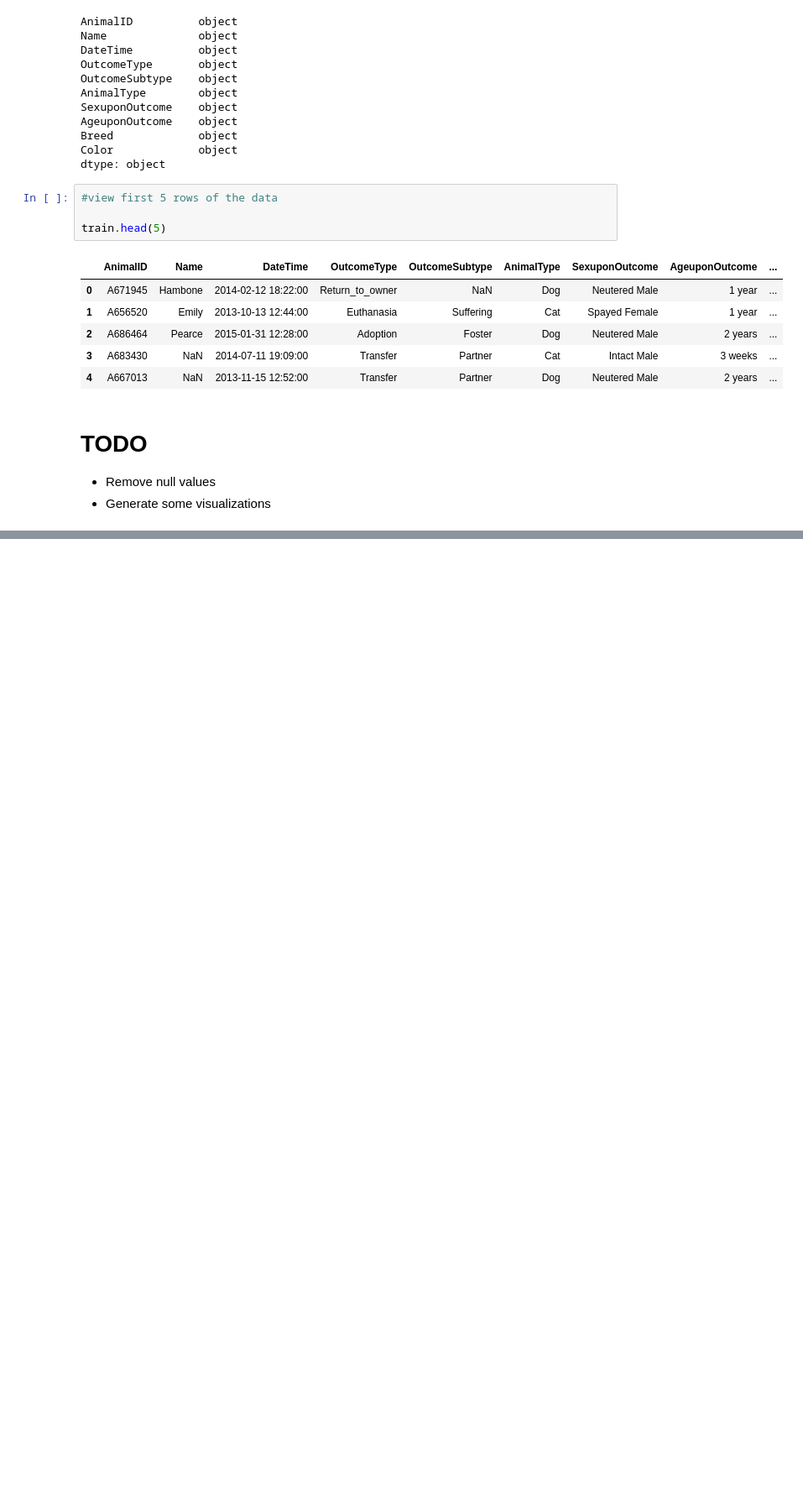
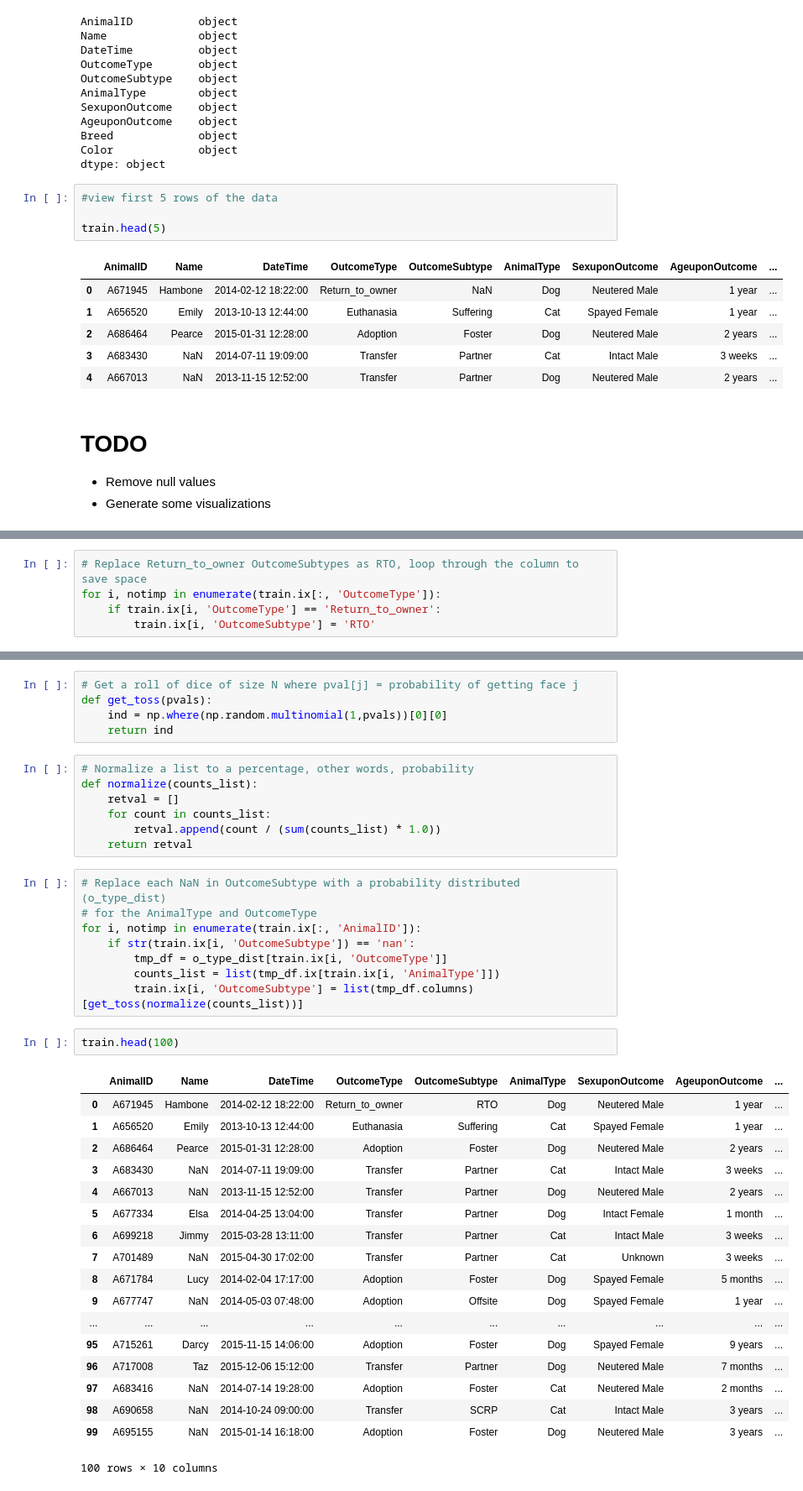
Before and after one commit to iem-devs/datascience, a Jupyter notebook: kaggle/shelter-animal-outcomes/exploration.ipynb, the cells around one changed output, grey strips where cells are left out. Shown at 84% size. Saved outputs shown, nothing was run; the diff lists cells and outputs as text; blank space fills up the shorter version.

```diff
--- a/kaggle/shelter-animal-outcomes/exploration.ipynb
+++ b/kaggle/shelter-animal-outcomes/exploration.ipynb
@@ -54,0 +94,5 @@ train.head(5)
+# %%
+# Replace Return_to_owner OutcomeSubtypes as RTO, loop through the column to save space
+for i, notimp in enumerate(train.ix[:, 'OutcomeType']):
+    if train.ix[i, 'OutcomeType'] == 'Return_to_owner':
+        train.ix[i, 'OutcomeSubtype'] = 'RTO'
@@ -54,0 +229,41 @@ train.head(5)
+# %%
+# Get a roll of dice of size N where pval[j] = probability of getting face j
+def get_toss(pvals):
+    ind = np.where(np.random.multinomial(1,pvals))[0][0]
+    return ind
+# %%
+# Normalize a list to a percentage, other words, probability
+def normalize(counts_list):
+    retval = []
+    for count in counts_list:
+        retval.append(count / (sum(counts_list) * 1.0))
+    return retval
+# %%
+# Replace each NaN in OutcomeSubtype with a probability distributed (o_type_dist)
+# for the AnimalType and OutcomeType
+for i, notimp in enumerate(train.ix[:, 'AnimalID']):
+    if str(train.ix[i, 'OutcomeSubtype']) == 'nan':
+        tmp_df = o_type_dist[train.ix[i, 'OutcomeType']]
+        counts_list = list(tmp_df.ix[train.ix[i, 'AnimalType']])
+        train.ix[i, 'OutcomeSubtype'] = list(tmp_df.columns)[get_toss(normalize(counts_list))]
+# %%
+train.head(100)
+# %% [output]
+|  | AnimalID | Name | DateTime | OutcomeType | OutcomeSubtype | AnimalType | SexuponOutcome | AgeuponOutcome | ... |
+| 0 | A671945 | Hambone | 2014-02-12 18:22:00 | Return_to_owner | RTO | Dog | Neutered Male | 1 year | ... |
+| 1 | A656520 | Emily | 2013-10-13 12:44:00 | Euthanasia | Suffering | Cat | Spayed Female | 1 year | ... |
+| 2 | A686464 | Pearce | 2015-01-31 12:28:00 | Adoption | Foster | Dog | Neutered Male | 2 years | ... |
+| 3 | A683430 | NaN | 2014-07-11 19:09:00 | Transfer | Partner | Cat | Intact Male | 3 weeks | ... |
+| 4 | A667013 | NaN | 2013-11-15 12:52:00 | Transfer | Partner | Dog | Neutered Male | 2 years | ... |
+| 5 | A677334 | Elsa | 2014-04-25 13:04:00 | Transfer | Partner | Dog | Intact Female | 1 month | ... |
+| 6 | A699218 | Jimmy | 2015-03-28 13:11:00 | Transfer | Partner | Cat | Intact Male | 3 weeks | ... |
+| 7 | A701489 | NaN | 2015-04-30 17:02:00 | Transfer | Partner | Cat | Unknown | 3 weeks | ... |
+| 8 | A671784 | Lucy | 2014-02-04 17:17:00 | Adoption | Foster | Dog | Spayed Female | 5 months | ... |
+| 9 | A677747 | NaN | 2014-05-03 07:48:00 | Adoption | Offsite | Dog | Spayed Female | 1 year | ... |
+| ... | ... | ... | ... | ... | ... | ... | ... | ... | ... |
+| 95 | A715261 | Darcy | 2015-11-15 14:06:00 | Adoption | Foster | Dog | Spayed Female | 9 years | ... |
+| 96 | A717008 | Taz | 2015-12-06 15:12:00 | Transfer | Partner | Dog | Neutered Male | 7 months | ... |
+| 97 | A683416 | NaN | 2014-07-14 19:28:00 | Adoption | Foster | Cat | Neutered Male | 2 months | ... |
+| 98 | A690658 | NaN | 2014-10-24 09:00:00 | Transfer | SCRP | Cat | Intact Male | 3 years | ... |
+| 99 | A695155 | NaN | 2015-01-14 16:18:00 | Adoption | Foster | Dog | Neutered Male | 3 years | ... |
+100 rows × 10 columns
```
Also changed, not shown: parts of 10 cells of this notebook.
